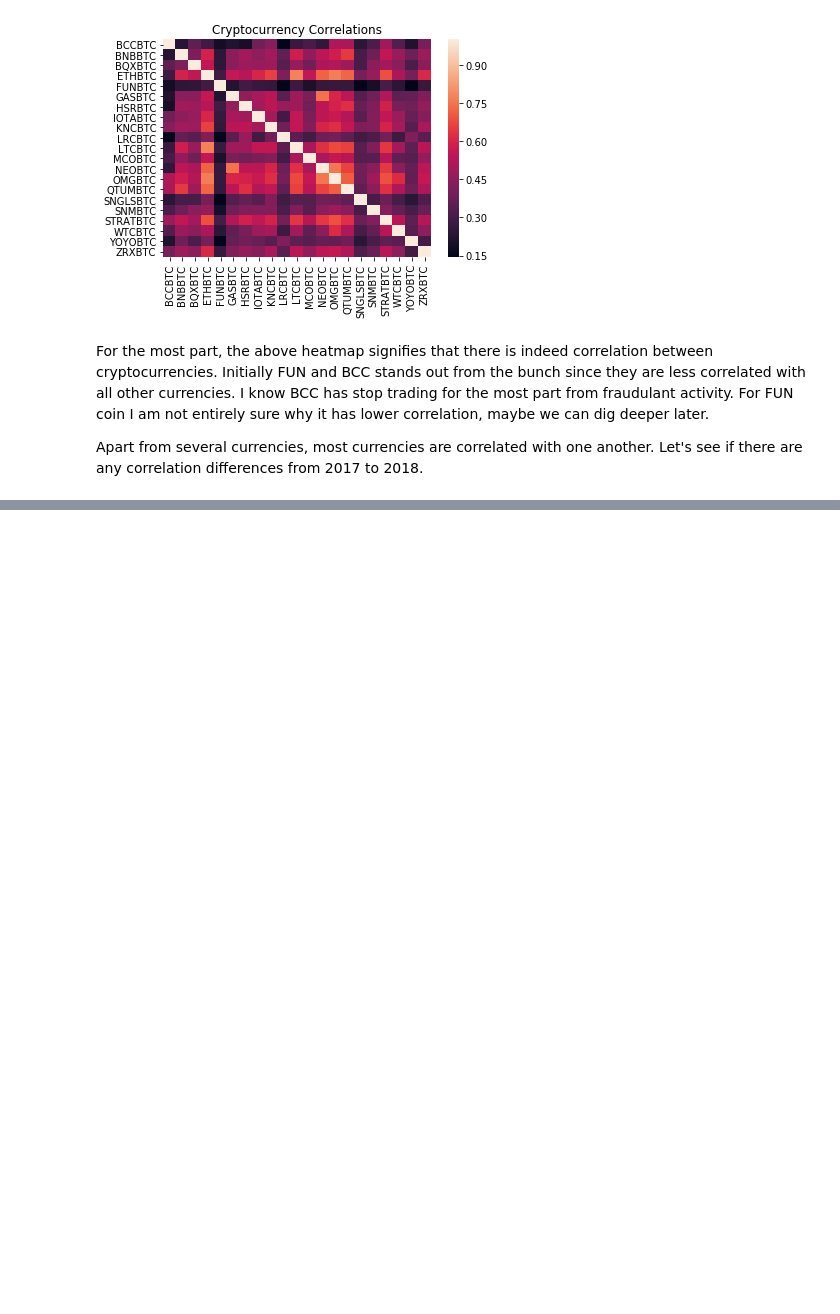
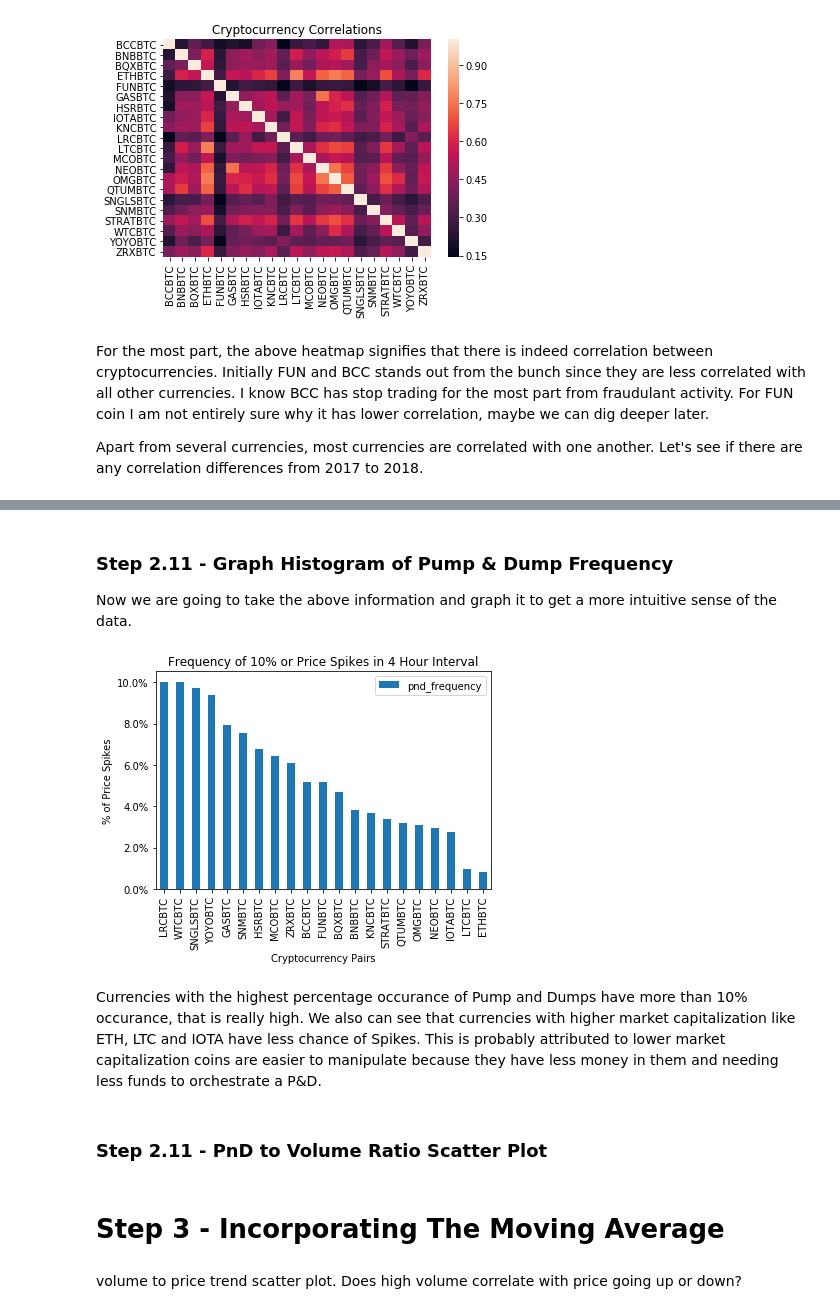
Before and after one commit to DelvinM/Cryptocurrency-Analysis, a Jupyter notebook: Binance-Analysis.ipynb, the cells around one changed output, grey strips where cells are left out. Cells and saved outputs as stored; diff of their text form; code cells hidden in the pictures; blank space fills up the shorter version.

```diff
--- a/Binance-Analysis.ipynb
+++ b/Binance-Analysis.ipynb
@@ -473,0 +595,6 @@ which days a week do pnds happen?
+# %%
+pnd_frequency_dict = {}
+for k , v in btc_4hour_dict.items():
+    temp_pnd = round((pnd_4hour[k].PnD.count() / btc_4hour_dict[k].PnD.count()) *100, 2)
+    pnd_frequency_dict[k] = temp_pnd
+    print( 'Percentage of 10% or higher spikes for {} is {}%'.format(k, temp_pnd ))
@@ -474,3 +619,29 @@ which days a week do pnds happen?
+# %% [markdown]
+<h3>Step 2.11 - Graph Histogram of Pump & Dump Frequency</h3>
+</p>
+Now we are going to take the above information and graph it to get a more intuitive sense of the data.
+# %%
+#convert the above dictionary into a df
+pnd_freq_df = pd.DataFrame.from_dict(pnd_frequency_dict, orient='index' )
+pnd_freq_df = pnd_freq_df.rename(index = str, columns = {0: "pnd_frequency"})
+# %%
+pnd_freq_df = pnd_freq_df.sort_values(by = ['pnd_frequency'], ascending = False)
+pnd_freq_df.plot.bar()
+plt.gca().yaxis.set_major_formatter(ticker.PercentFormatter())
+plt.ylabel('% of Price Spikes')
+plt.xlabel('Cryptocurrency Pairs')
+plt.title('Frequency of 10% or Price Spikes in 4 Hour Interval')
+plt.show()
+# %% [output]
+[figure, added]
+# %% [markdown]
+Currencies with the highest percentage occurance of Pump and Dumps have more than 10% occurance, that is really high. We also can see that currencies with higher market capitalization like ETH, LTC and IOTA have less chance of Spikes. This is probably attributed to lower market capitalization coins are easier to manipulate because they have less money in them and needing less funds to orchestrate a P&D.
+# %% [markdown]
+<h3>Step 2.11 - PnD to Volume Ratio Scatter Plot</h3>
+# %% [markdown]
+<h1>Step 3 - Incorporating The Moving Average</h1>
+# %% [markdown]
+volume to price trend scatter plot. Does high volume correlate with price going up or down?
 # %%
 # def concat_all_pump_and_dump(df_dict, percentage = 0):
 #     '''find all instances of PnD and returns a single df'''
```
Also changed, not shown: parts of 89 cells of this notebook.
